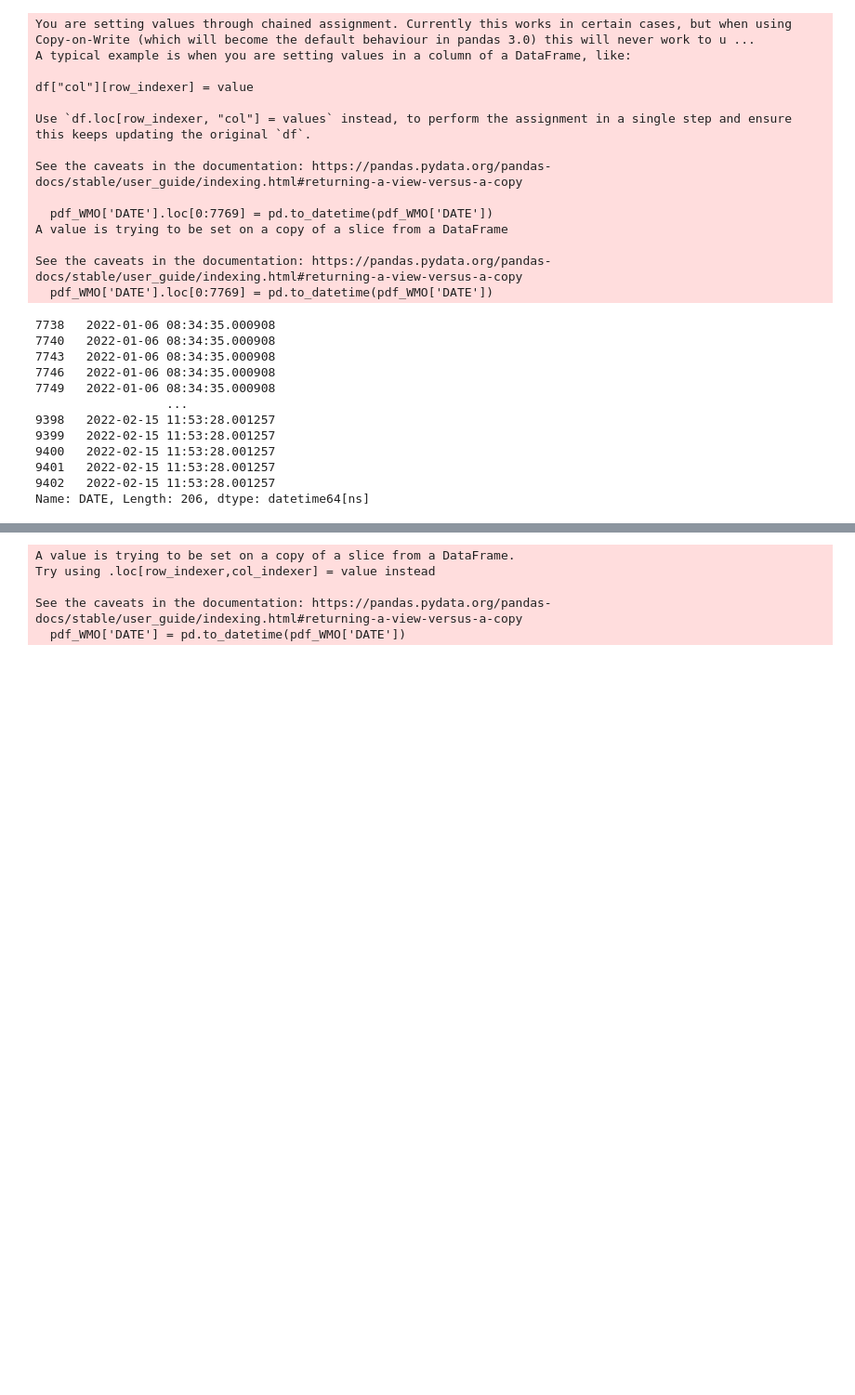
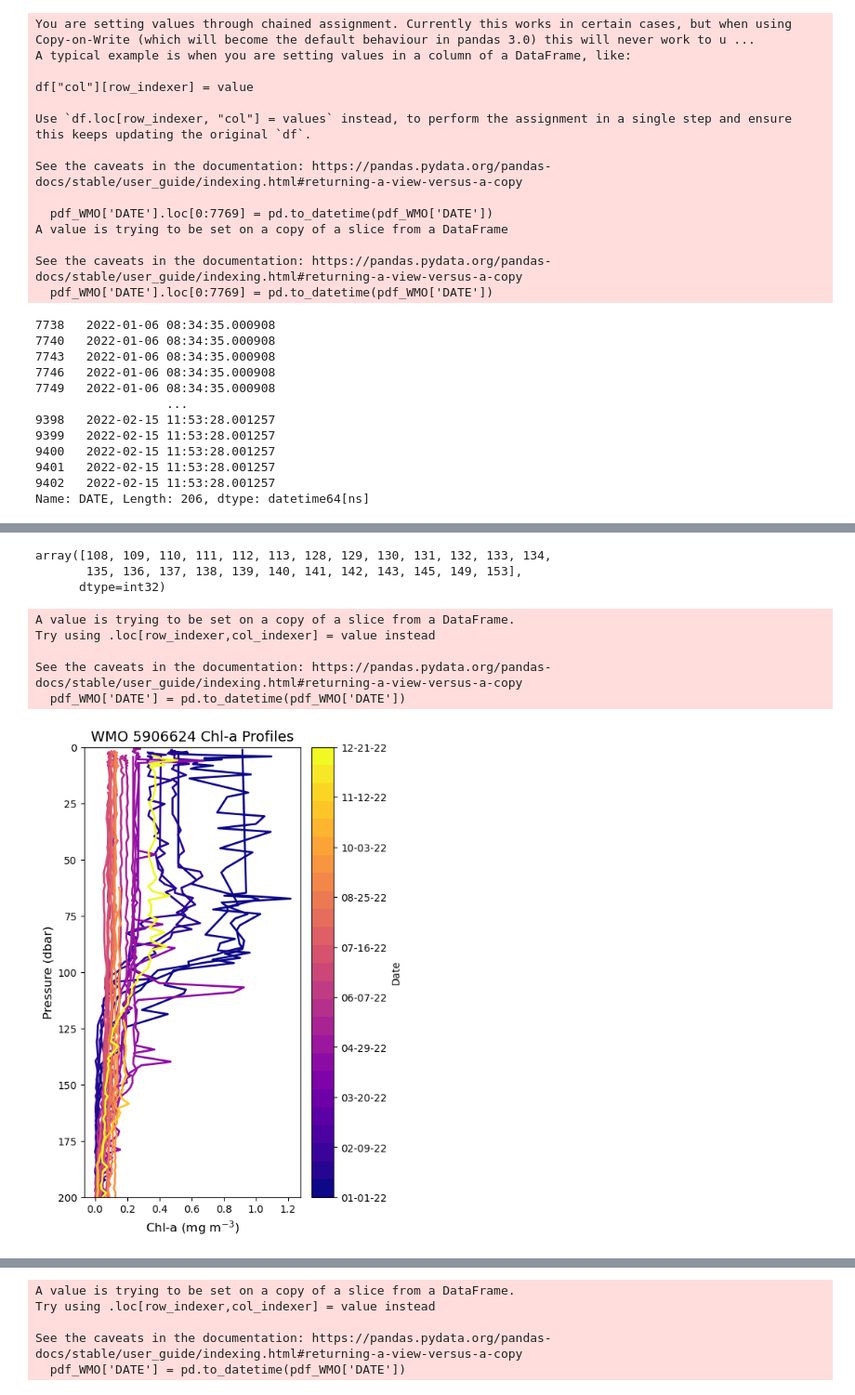
Before and after one commit to Lilah-Asalie/IBIS_Project, a Jupyter notebook: Pressure.ipynb, the cells around one changed output, grey strips where cells are left out. Shown at 93% size. Cells and saved outputs as stored; diff of their text form; code cells hidden in the pictures; blank space fills up the shorter version.

```diff
--- a/Pressure.ipynb
+++ b/Pressure.ipynb
@@ -216 +204,51 @@ print(date_nums)
+# %%
+pdf_WMO['CYCLE_NUMBER'].unique()
+# %% [output]
+array([108, 109, 110, 111, 112, 113, 128, 129, 130, 131, 132, 133, 134,
+       135, 136, 137, 138, 139, 140, 141, 142, 143, 145, 149, 153],
+      dtype=int32)
+# %%
+#updated code from Stevie
+
+WMOID = 5906624
+pdf_WMO['DATE'] = pd.to_datetime(pdf_WMO['DATE'])
+date_nums = mdates.date2num(pdf_WMO['DATE'])
+
+# Shared normalization and colormap
+norm = mcolors.Normalize(vmin=date_nums.min(), vmax=date_nums.max())
+cmap = plt.get_cmap('plasma', len(pdf_WMO['DATE'].unique()))
+
+# Create figure and axis
+fig = plt.figure(figsize=(5,7), layout='constrained')
+
+# chla ---------------
+ax = fig.add_subplot(111)
+for cycle, group in pdf_WMO.groupby('CYCLE_NUMBER'):
+    date_val = mdates.date2num(group['DATE'].iloc[0])
+    color = cmap(norm(date_val))
+    ax.plot(group['CHLA_ADJUSTED'], group['PRES_ADJUSTED'], color=color, lw=2)
+
+# ax.set_xlim(0, 7)
+ax.set_ylim(0, 200)
+ax.invert_yaxis()
+ax.set_xlabel('Chl-a (mg m$^{-3}$)', fontsize=12)
+ax.set_ylabel('Pressure (dbar)', fontsize=12)
+ax.set_title(f'WMO {str(WMOID)} Chl-a Profiles', fontsize=14)
+
+sm = cm.ScalarMappable(norm=norm, cmap=cmap)
+sm.set_array([])
+
+cbar = fig.colorbar(sm, ax=ax, orientation='vertical', label='Date')
+
+tick_locs = np.linspace(date_nums.min(), date_nums.max(), 10)
+cbar.set_ticks(tick_locs)
+cbar.ax.yaxis.set_major_formatter(mdates.DateFormatter('%m-%d-%y'))
+plt.show()
+# %% [output]
+A value is trying to be set on a copy of a slice from a DataFrame.
+Try using .loc[row_indexer,col_indexer] = value instead
+
+See the caveats in the documentation: https://pandas.pydata.org/pandas-docs/stable/user_guide/indexing.html#returning-a-view-versus-a-copy
+  pdf_WMO['DATE'] = pd.to_datetime(pdf_WMO['DATE'])
+[figure, added]
 # %%
```
Also changed, not shown: parts of 14 cells of this notebook, 1 other file.
